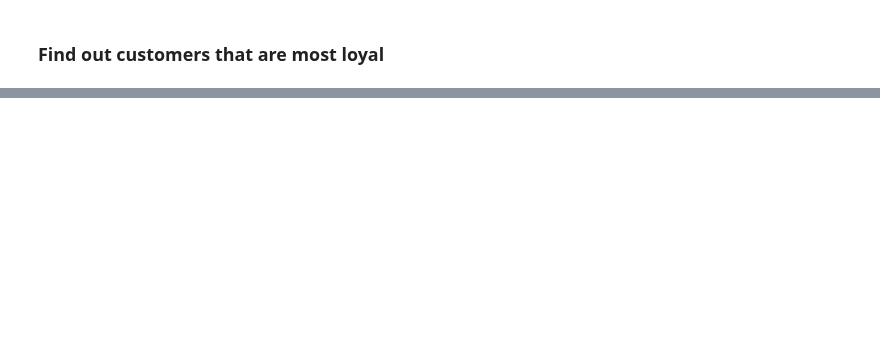
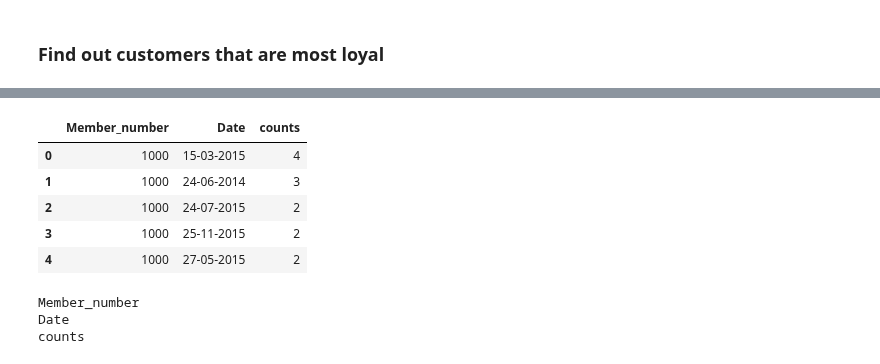
Before and after one commit to ayushxx7/pandas-course-project, a Jupyter notebook: Market_Association_Grocery_Dataset.ipynb, the cells around one changed output, grey strips where cells are left out. Cells and saved outputs as stored; diff of their text form; code cells hidden in the pictures; blank space fills up the shorter version.

```diff
--- a/Market_Association_Grocery_Dataset.ipynb
+++ b/Market_Association_Grocery_Dataset.ipynb
@@ -67,0 +144,17 @@ df.head(5)
+# %%
+new_df = df.groupby(['Member_number', 'Date']).size().reset_index(name='counts')
+new_df.head()
+# %% [output]
+|  | Member_number | Date | counts |
+| 0 | 1000 | 15-03-2015 | 4 |
+| 1 | 1000 | 24-06-2014 | 3 |
+| 2 | 1000 | 24-07-2015 | 2 |
+| 3 | 1000 | 25-11-2015 | 2 |
+| 4 | 1000 | 27-05-2015 | 2 |
+# %%
+for key in new_df:
+  print(key)
+# %% [output]
+Member_number
+Date
+counts
```
Also changed, not shown: parts of 15 cells of this notebook.
